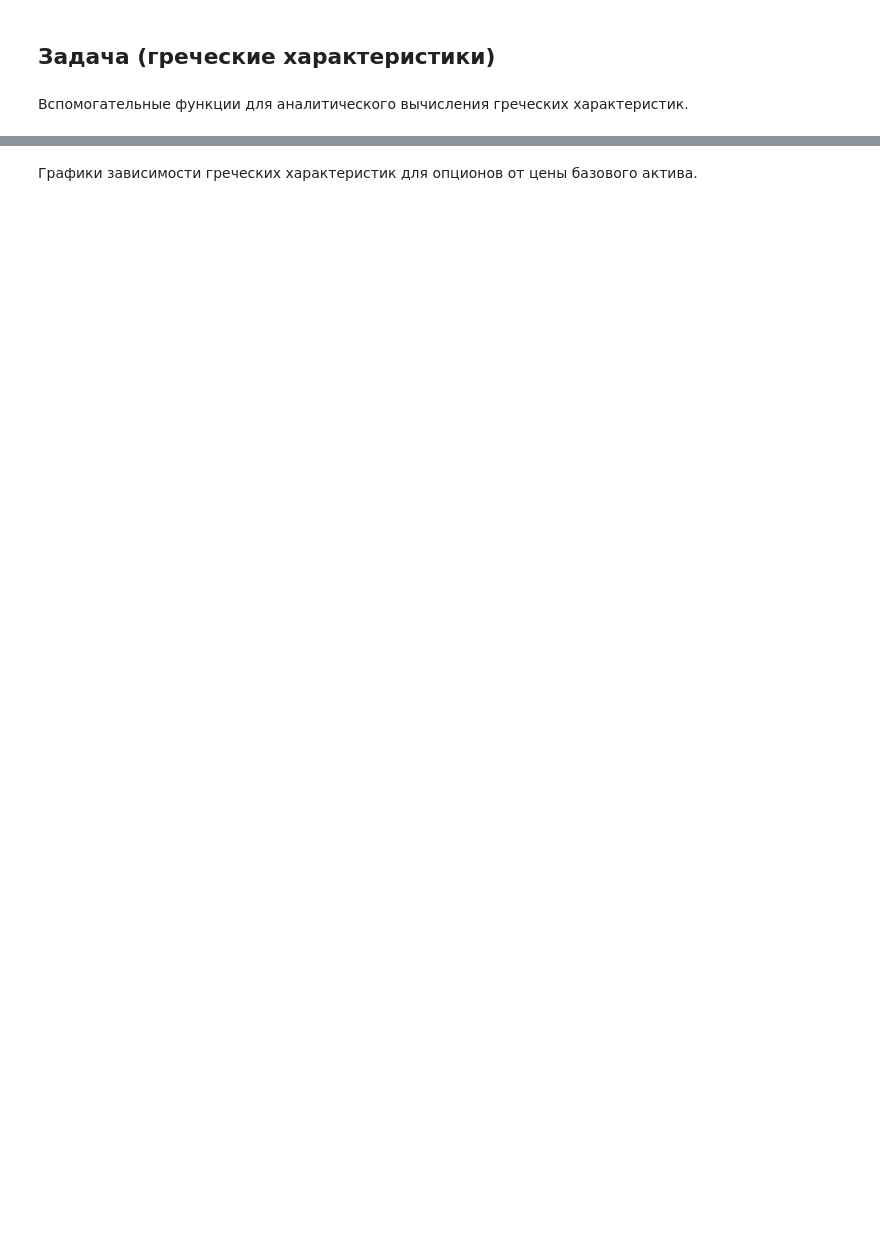
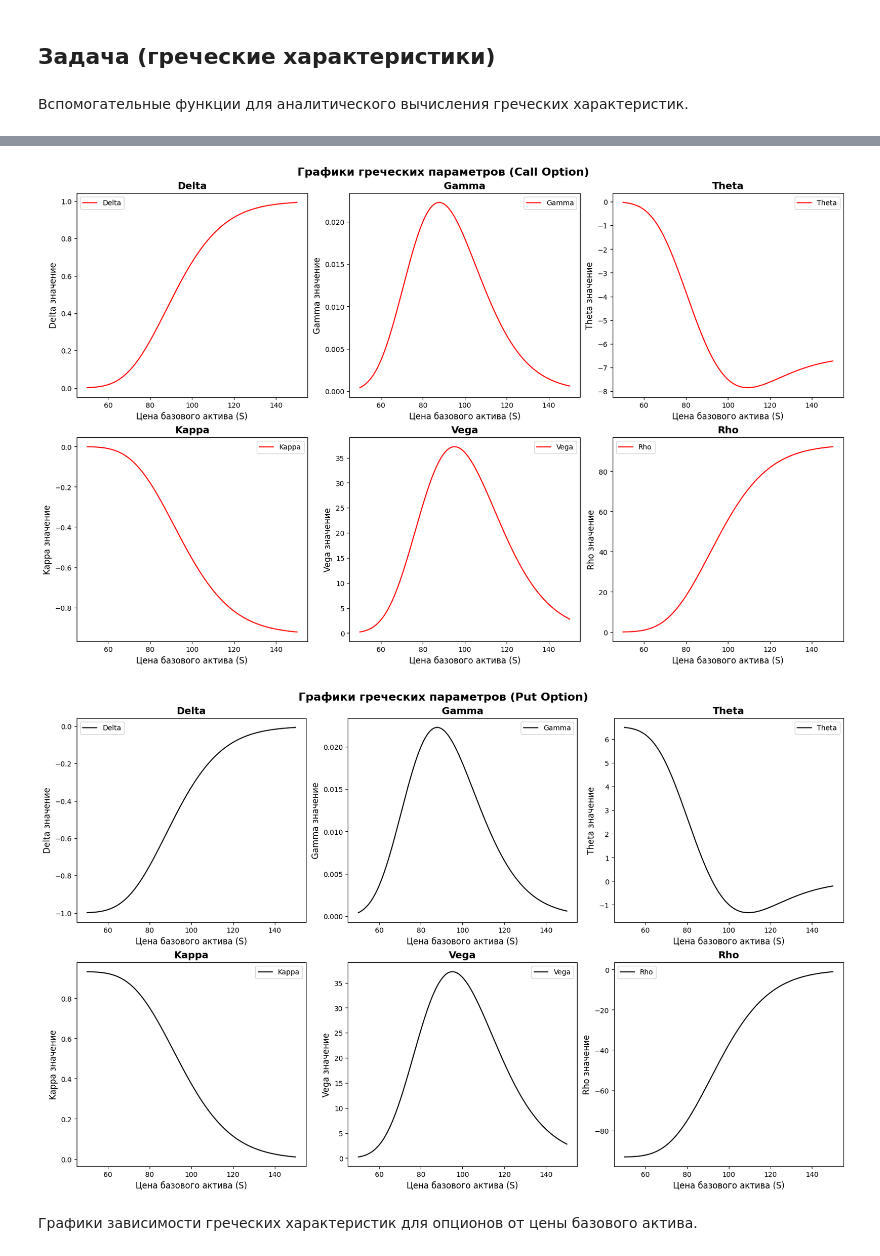
Before and after one commit to AstemirGongapshev/GSFP_2024, a Jupyter notebook: lab_1_GSFP.ipynb, the cells around one changed output, grey strips where cells are left out. Saved outputs shown, nothing was run; the diff lists cells and outputs as text; code cells hidden in the pictures; blank space fills up the shorter version.

```diff
--- a/lab_1_GSFP.ipynb
+++ b/lab_1_GSFP.ipynb
@@ -455,2 +400,42 @@ plt.show()
+# %%
+def plot_greeks(K=100, r=0.07, T=1, sigma=0.2, N=1000, option_type='call'):
+
+    greeks = {
+        'Delta': lambda S: delta(S, K, r, T, sigma, option_type),
+        'Gamma': lambda S: gamma(S, K, r, T, sigma),
+        'Theta': lambda S: theta(S, K, r, T, sigma, option_type),
+        'Kappa': lambda S: kappa(S, K, r, T, sigma, option_type),
+        'Vega': lambda S: vega(S, K, r, T, sigma),
+        'Rho': lambda S: rho(S, K, r, T, sigma, option_type)
+    }
+
+    color = 'red' if option_type == 'call' else 'black'
+    S_values = np.linspace(50, 150, N)
+
+
+    fig, axs = plt.subplots(2, 3, figsize=(16, 10), constrained_layout=True)
+
+    for ax, (name, func) in zip(axs.flat, greeks.items()):
+
+        values = [func(S) for S in S_values]
+
+        # Построение графика
+        ax.plot(S_values, values, label=name, color=color )
+        ax.set_title(name, fontsize=14, fontweight='bold')
+        ax.set_xlabel("Цена базового актива (S)", fontsize=12)
+        ax.set_ylabel(f"{name} значение", fontsize=12)
+        ax.legend(fontsize=10)
+
+
+    fig.suptitle(f"Графики греческих параметров ({option_type.capitalize()} Option)", fontsize=16, fontweight='bold')
+    plt.show()
+# %%
+plot_greeks(K=100, r=0.07, T=1, sigma=0.2, N=1000, option_type='call')
+
+
+plot_greeks(K=100, r=0.07, T=1, sigma=0.2, N=1000, option_type='put')
+# %% [output]
+[figure, added]
+[figure, added]
 # %% [markdown]
 Графики зависимости греческих характеристик для опционов от цены базового актива.
```
Also changed, not shown: parts of 16 cells of this notebook.
